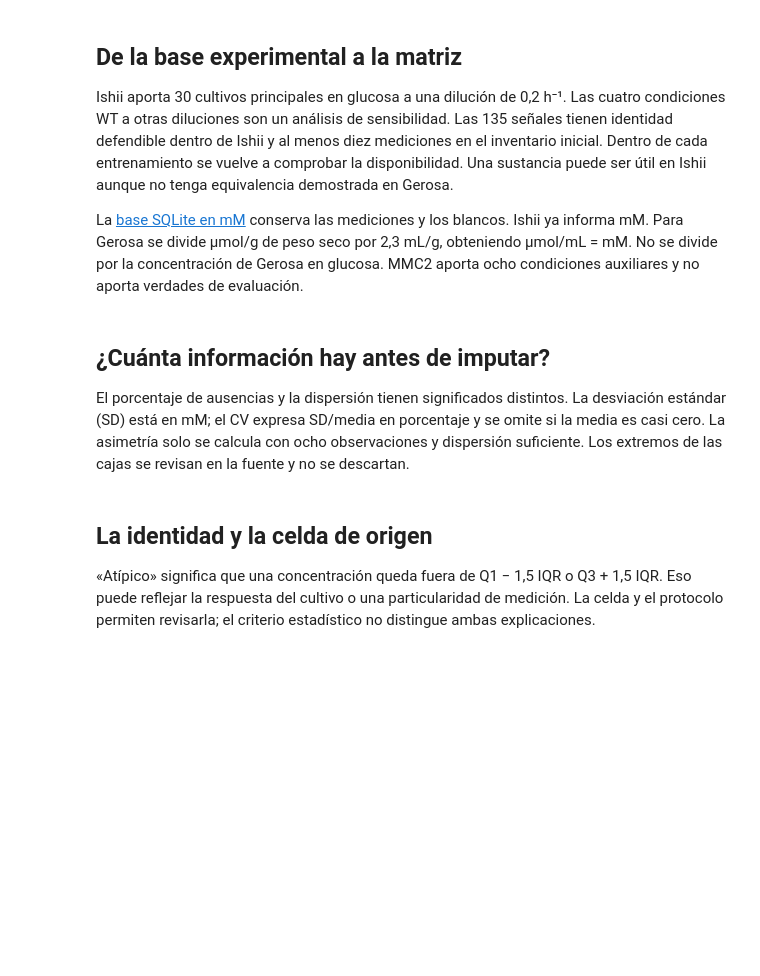
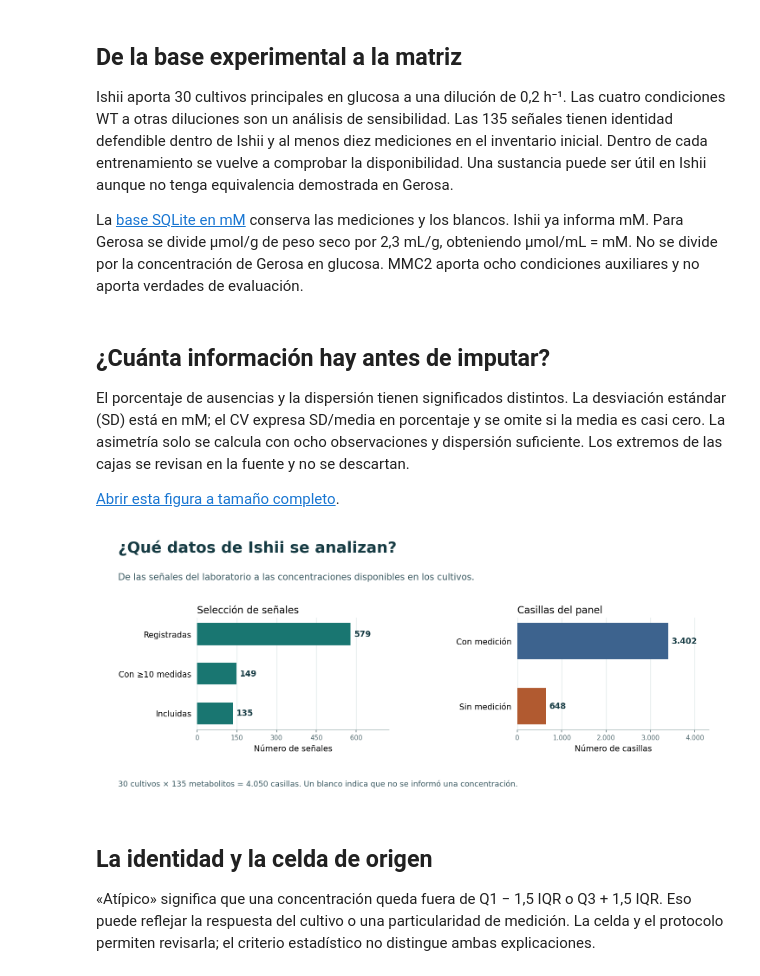
Before and after one commit to pedro1ani/Ipre, a Jupyter notebook: 01_auditoria_preparacion.ipynb, the cells around one changed output. Saved outputs shown, nothing was run; the diff lists cells and outputs as text; code cells hidden in the pictures; blank space fills up the shorter version.

```diff
--- a/01_auditoria_preparacion.ipynb
+++ b/01_auditoria_preparacion.ipynb
@@ -36,6 +36,13 @@ display(inventario.loc[inventario.variable.isin(ejemplos), [
 # %% [markdown]
 ## ¿Cuánta información hay antes de imputar?
 El porcentaje de ausencias y la dispersión tienen significados distintos. La desviación estándar (SD) está en mM; el CV expresa SD/media en porcentaje y se omite si la media es casi cero. La asimetría solo se calcula con ocho observaciones y dispersión suficiente. Los extremos de las cajas se revisan en la fuente y no se descartan.
+
+[Abrir esta figura a tamaño completo](protocolo/resultados/figuras/panel_ishii.png).
+# %%
+from IPython.display import Image, display
+display(Image(filename=str(PUB / "figuras" / "panel_ishii.png")))
+# %% [output]
+[figure, added]
 # %%
 # Cobertura, variabilidad, ausencias y ejemplos de mediciones
 mostrar_figura("01_mediciones_y_ausencias")
```
Also changed, not shown: 7 other files.
